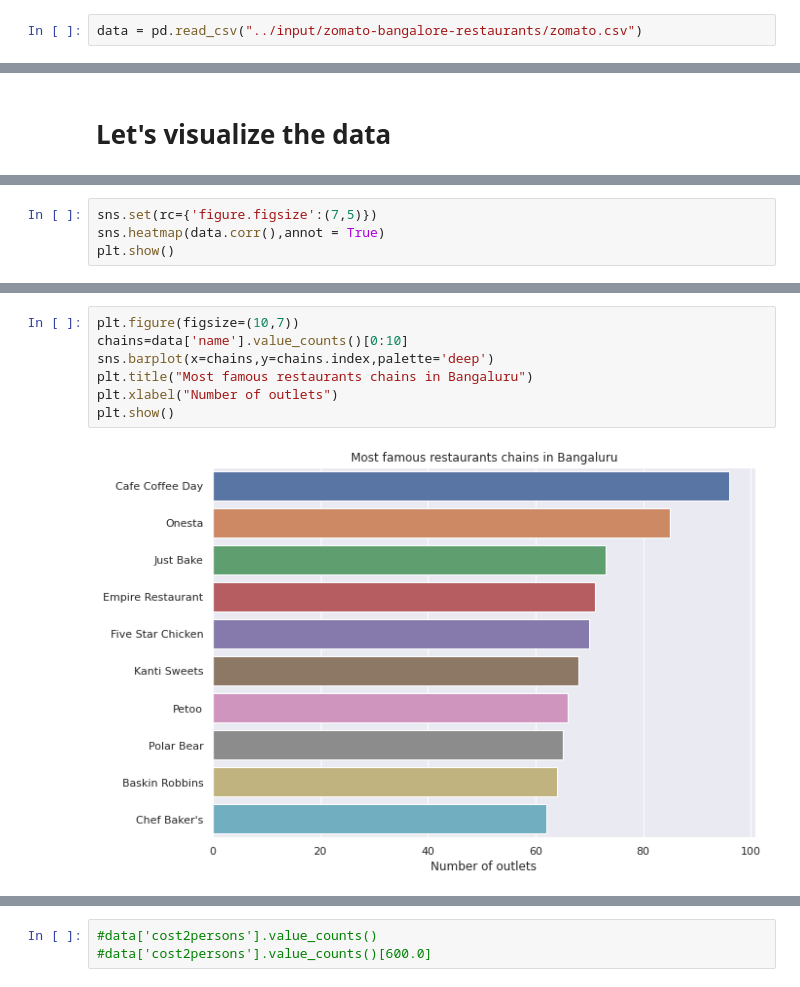
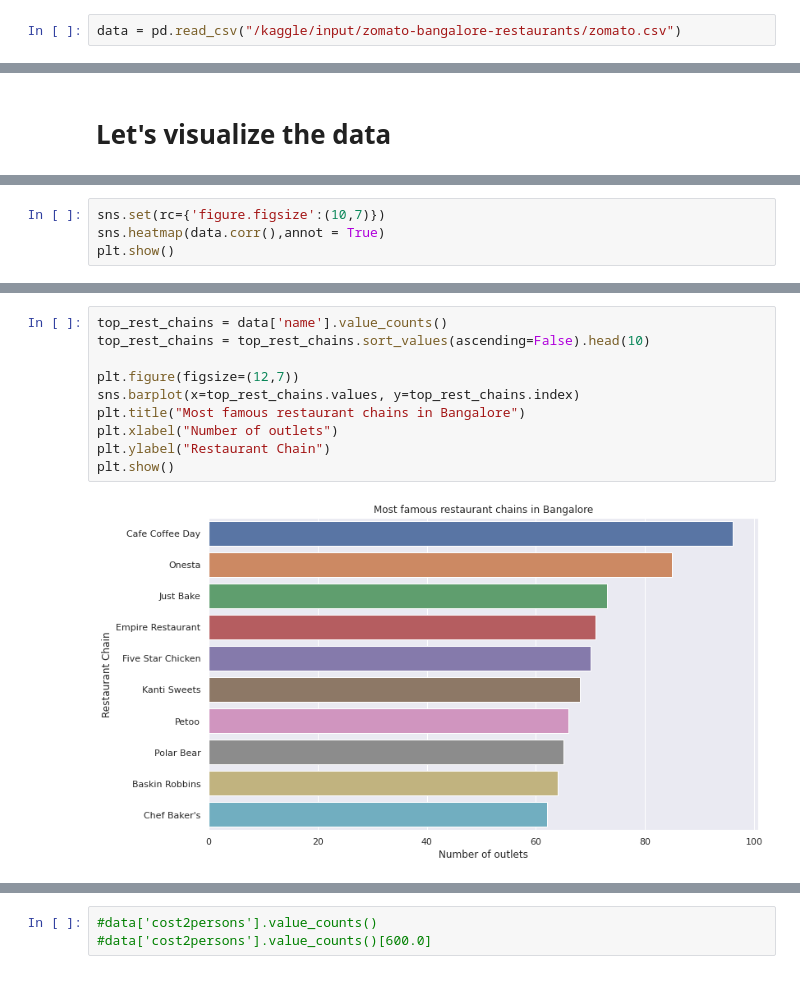
Before and after one commit to Shajar87/Excel, a Jupyter notebook: Zomato-Bangalore-Restaurants-eda.ipynb, the cells around one changed output, grey strips where cells are left out. Cells and saved outputs as stored; diff of their text form.

Commit message:
Kaggle Notebook | Zomato Bangalore data EDA | Version 8

```diff
--- a/Zomato-Bangalore-Restaurants-eda.ipynb
+++ b/Zomato-Bangalore-Restaurants-eda.ipynb
@@ -52,7 +46,7 @@ for dirname, _, filenames in os.walk('/kaggle/input'):
 # %% [output]
 Autosaving every 1 seconds
 # %%
-data = pd.read_csv("../input/zomato-bangalore-restaurants/zomato.csv")
+data = pd.read_csv("/kaggle/input/zomato-bangalore-restaurants/zomato.csv")
 # %% [markdown]
 # Take an overview of data
 # %%
@@ -364,5 +402,5 @@ import plotly.io as pio
 # %%
-sns.set(rc={'figure.figsize':(7,5)})
+sns.set(rc={'figure.figsize':(10,7)})
 sns.heatmap(data.corr(),annot = True)
 plt.show()
 # %% [output]
@@ -398,9 +526,12 @@ fig.show()
 # %%
-plt.figure(figsize=(10,7))
-chains=data['name'].value_counts()[0:10]
-sns.barplot(x=chains,y=chains.index,palette='deep')
-plt.title("Most famous restaurants chains in Bangaluru")
+top_rest_chains = data['name'].value_counts()
+top_rest_chains = top_rest_chains.sort_values(ascending=False).head(10)
+
+plt.figure(figsize=(12,7))
+sns.barplot(x=top_rest_chains.values, y=top_rest_chains.index)
+plt.title("Most famous restaurant chains in Bangalore")
 plt.xlabel("Number of outlets")
+plt.ylabel("Restaurant Chain")
 plt.show()
 # %% [output]
-[figure, old version]
+[figure, new version]
```
Also changed, not shown: parts of 135 cells of this notebook.
